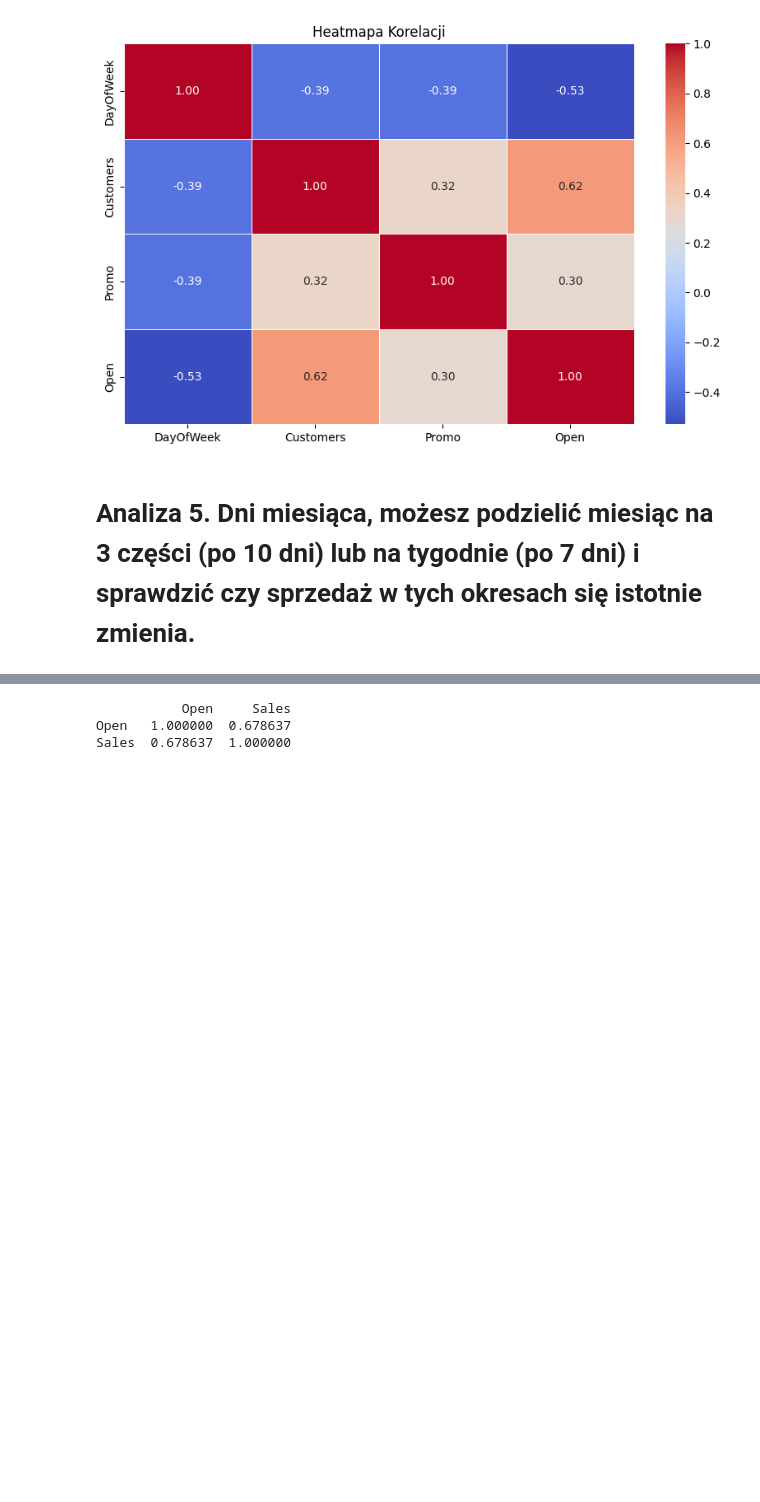
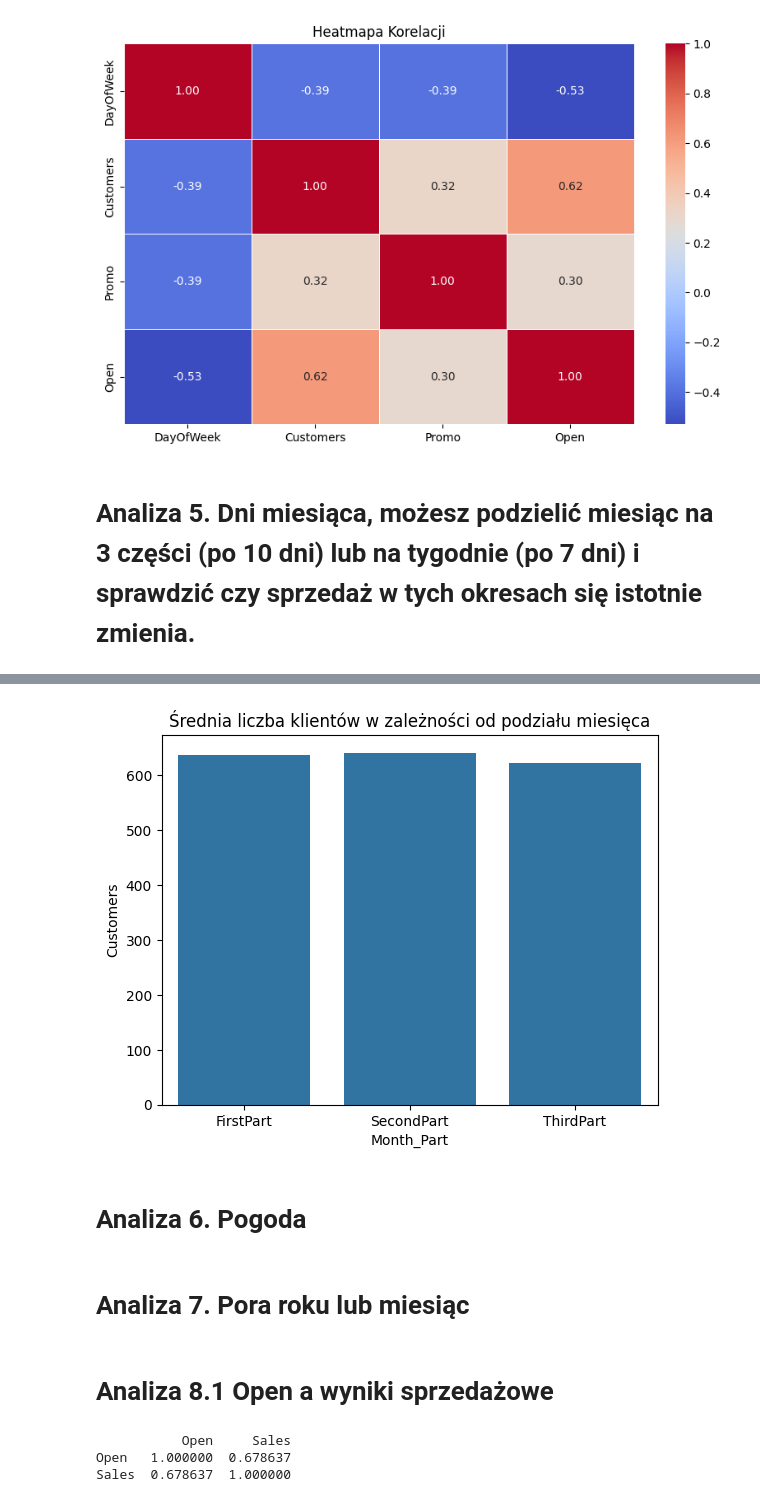
Before and after one commit to AgniechaP/EAD_project_1, a Jupyter notebook: blok_2/projekt_blok_2.ipynb, the cells around one changed output, grey strips where cells are left out. Saved outputs shown, nothing was run; the diff lists cells and outputs as text; code cells hidden in the pictures; blank space fills up the shorter version.

```diff
--- a/blok_2/projekt_blok_2.ipynb
+++ b/blok_2/projekt_blok_2.ipynb
@@ -798 +869,16 @@ anova_result_part = f_oneway(merged_data[merged_data['Month_Part'] == 'FirstPart
+# %%
+month_parts_customers = merged_data.groupby('Month_Part')['Customers'].mean().reset_index()
+
+# Wykres średniej sprzedaży w zależności od części miesięcy
+sns.barplot(x='Month_Part', y='Customers', data=month_parts_customers)
+plt.title('Średnia liczba klientów w zależności od podziału miesięca')
+plt.show()
+# %% [output]
+[figure, added]
+# %% [markdown]
+# Analiza 6. Pogoda
+# %% [markdown]
+# Analiza 7. Pora roku lub miesiąc
+# %% [markdown]
+# Analiza 8.1 Open a wyniki sprzedażowe
 # %%
```
Also changed, not shown: parts of 13 cells of this notebook.
